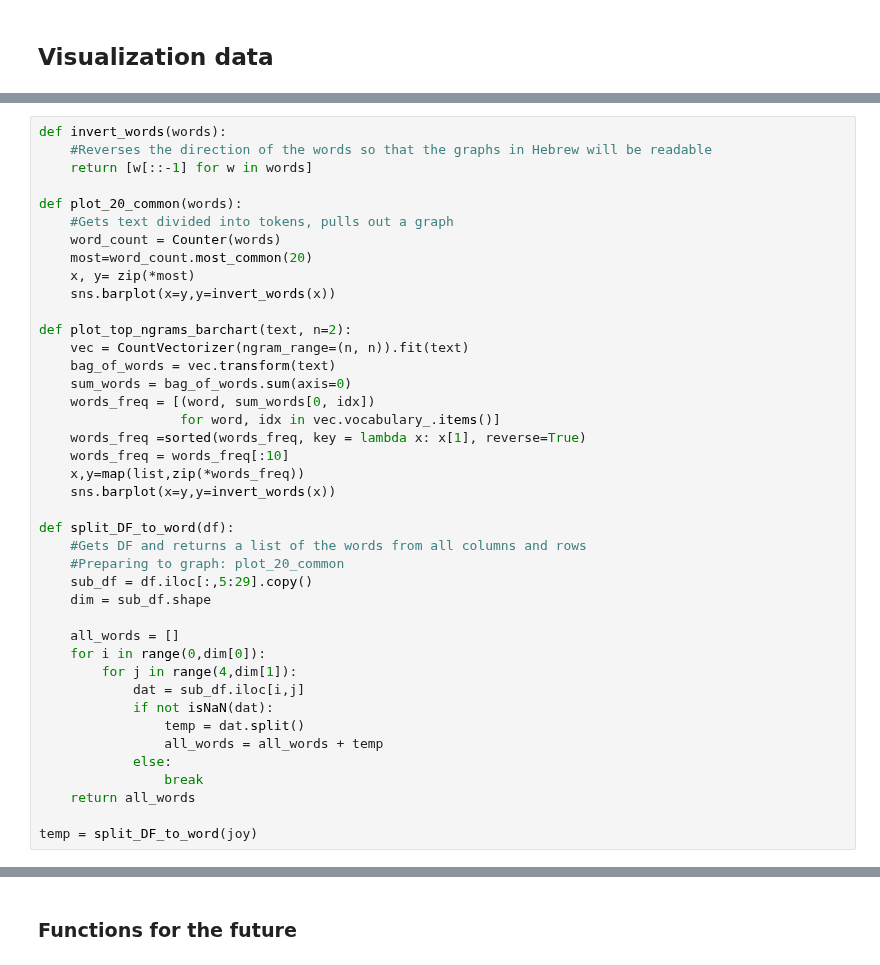
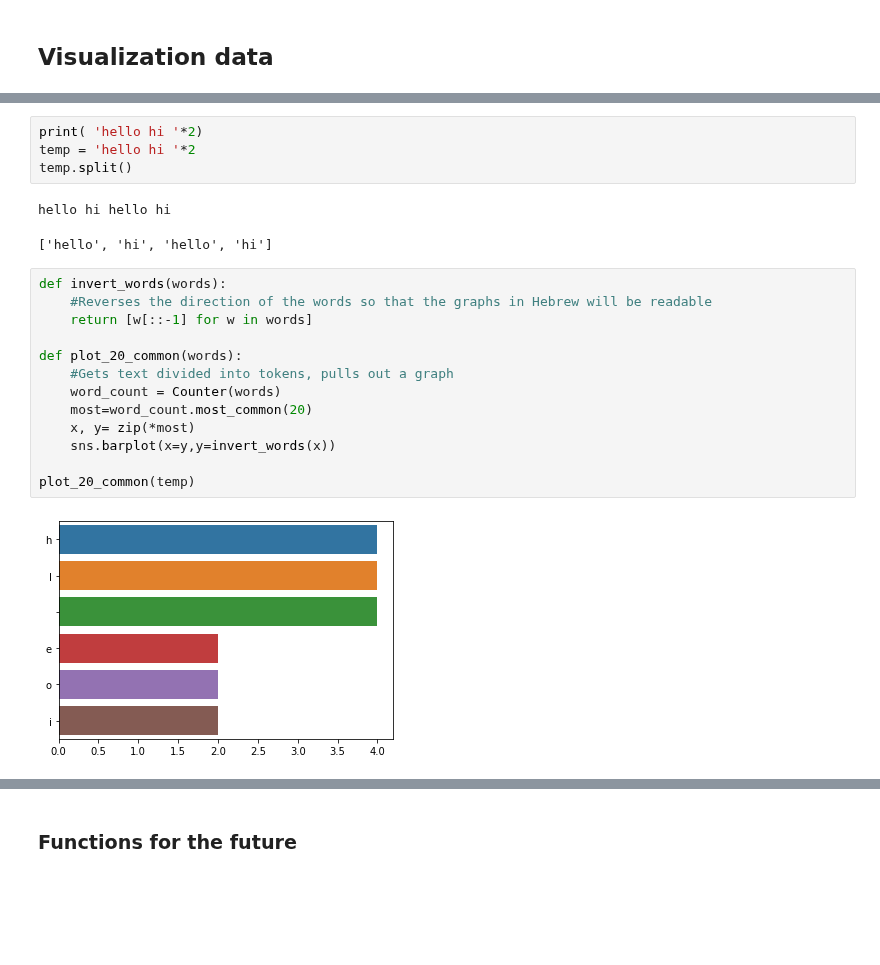
Before and after one commit to roishlezinger/nlpH, a Jupyter notebook: final project/organizes_data.ipynb, the cells around one changed output, grey strips where cells are left out. Drawn from its saved outputs; the diff is of its cells as text; blank space fills up the shorter version.

```diff
--- a/final project/organizes_data.ipynb
+++ b/final project/organizes_data.ipynb
@@ -198,41 +240,22 @@ hist_comment(joy)
+# %%
+print( 'hello hi '*2)
+temp = 'hello hi '*2
+temp.split()
+# %% [output]
+hello hi hello hi
+['hello', 'hi', 'hello', 'hi']
 # %%
 def invert_words(words):
     #Reverses the direction of the words so that the graphs in Hebrew will be readable
     return [w[::-1] for w in words]
 
 def plot_20_common(words):
     #Gets text divided into tokens, pulls out a graph
     word_count = Counter(words)
     most=word_count.most_common(20)
     x, y= zip(*most)
     sns.barplot(x=y,y=invert_words(x))
 
-def plot_top_ngrams_barchart(text, n=2):
-    vec = CountVectorizer(ngram_range=(n, n)).fit(text)
-    bag_of_words = vec.transform(text)
-    sum_words = bag_of_words.sum(axis=0)
-    words_freq = [(word, sum_words[0, idx])
-                  for word, idx in vec.vocabulary_.items()]
-    words_freq =sorted(words_freq, key = lambda x: x[1], reverse=True)
-    words_freq = words_freq[:10]
-    x,y=map(list,zip(*words_freq))
-    sns.barplot(x=y,y=invert_words(x))
-
-def split_DF_to_word(df):
-    #Gets DF and returns a list of the words from all columns and rows
-    #Preparing to graph: plot_20_common
-    sub_df = df.iloc[:,5:29].copy()
-    dim = sub_df.shape
-
-    all_words = []
-    for i in range(0,dim[0]):
-        for j in range(4,dim[1]):
-            dat = sub_df.iloc[i,j]
-            if not isNaN(dat):
-                temp = dat.split()
-                all_words = all_words + temp
-            else:
-                break
-    return all_words
-
-temp = split_DF_to_word(joy)
+plot_20_common(temp)
+# %% [output]
+[figure, added]
```
Also changed, not shown: parts of 8 cells of this notebook.
